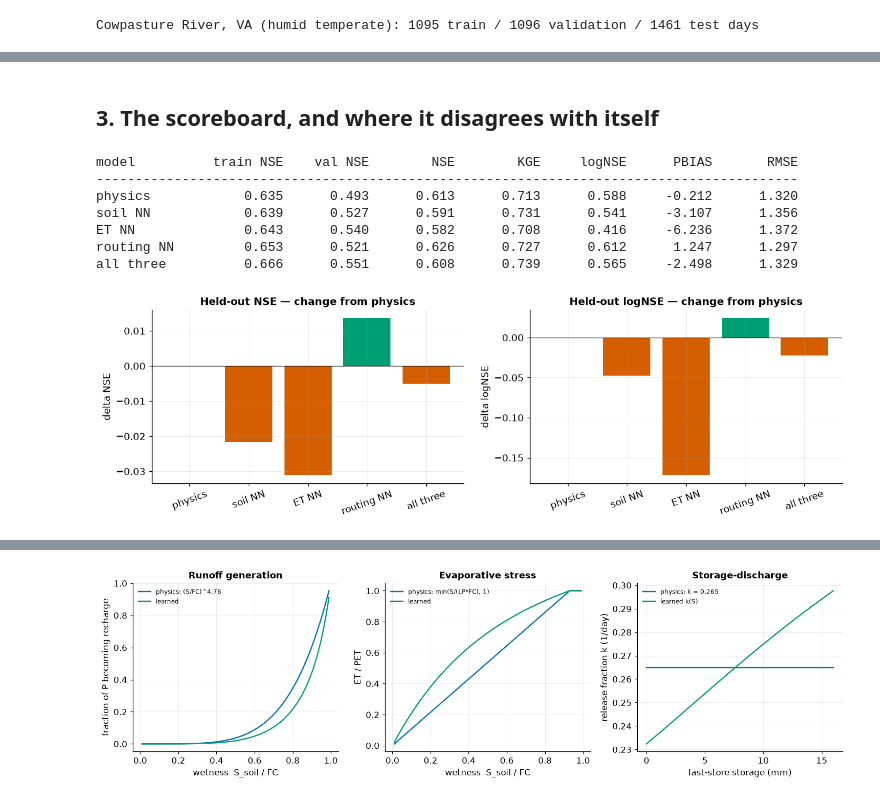
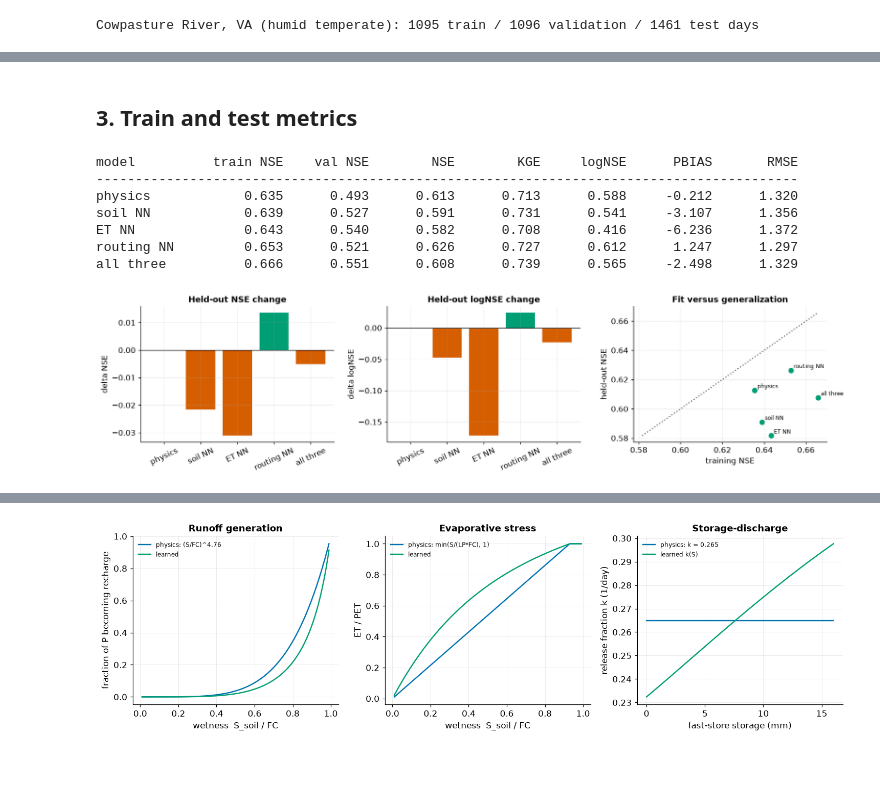
Before and after one commit to BennettHydroLab/differentiable_modeling_workshop, a Jupyter notebook: notebooks/applications/05_hybrid_as_diagnostic.ipynb, the cells around one changed output, grey strips where cells are left out. Cells and saved outputs as stored; diff of their text form; code cells hidden in the pictures; blank space fills up the shorter version.

```diff
--- a/notebooks/applications/05_hybrid_as_diagnostic.ipynb
+++ b/notebooks/applications/05_hybrid_as_diagnostic.ipynb
@@ -281,5 +239,5 @@ all three      47.9 s   train 0.666   val 0.551   test NSE 0.608
 # %% [markdown]
-## 3. The scoreboard, and where it disagrees with itself
+## 3. Train and test metrics
 # %%
 cols = ["train NSE", "val NSE", "NSE", "KGE", "logNSE", "PBIAS", "RMSE"]
 print(f"{'model':<13}" + "".join(f"{c:>11s}" for c in cols))
@@ -297,25 +255,36 @@ ET NN              0.643      0.540      0.582      0.708      0.416     -6.236
 routing NN         0.653      0.521      0.626      0.727      0.612      1.247      1.297
 all three          0.666      0.551      0.608      0.739      0.565     -2.498      1.329
 # %%
-fig, axes = plt.subplots(1, 2, figsize=(12, 3.8), sharey=False)
+fig, axes = plt.subplots(1, 3, figsize=(15, 3.8))
 names = list(results)
 base_nse = results["physics"]["test"]["NSE"]
 base_log = results["physics"]["test"]["logNSE"]
 
 for ax, key, base, title in [
-    (axes[0], "NSE", base_nse, "Held-out NSE — change from physics"),
-    (axes[1], "logNSE", base_log, "Held-out logNSE — change from physics"),
+    (axes[0], "NSE", base_nse, "Held-out NSE change"),
+    (axes[1], "logNSE", base_log, "Held-out logNSE change"),
 ]:
     vals = [results[n]["test"][key] - base for n in names]
     colors = [COLORS["physics"] if n == "physics" else
               (COLORS["hybrid"] if v > 0 else COLORS["ml"]) for n, v in zip(names, vals)]
     ax.bar(names, vals, color=colors)
     ax.axhline(0, color="k", lw=0.8)
     ax.set_ylabel(f"delta {key}")
     ax.set_title(title)
-    ax.tick_params(axis="x", rotation=20)
+    ax.tick_params(axis="x", rotation=25)
+
+train_scores = [results[n]["train"] for n in names]
+test_scores = [results[n]["test"]["NSE"] for n in names]
+axes[2].scatter(train_scores, test_scores, color=COLORS["hybrid"], s=45)
+for name, xval, yval in zip(names, train_scores, test_scores):
+    axes[2].annotate(name, (xval, yval), xytext=(4, 3), textcoords="offset points", fontsize=8)
+lo = min(train_scores + test_scores)
+hi = max(train_scores + test_scores)
+axes[2].plot([lo, hi], [lo, hi], ":", color="0.4")
+axes[2].set(xlabel="training NSE", ylabel="held-out NSE", title="Fit versus generalization")
+
 plt.tight_layout()
 plt.show()
 # %% [output]
-[figure, old version]
+[figure, new version]
 # %% [markdown]
```
Also changed, not shown: parts of 10 cells of this notebook, 9 other files.
